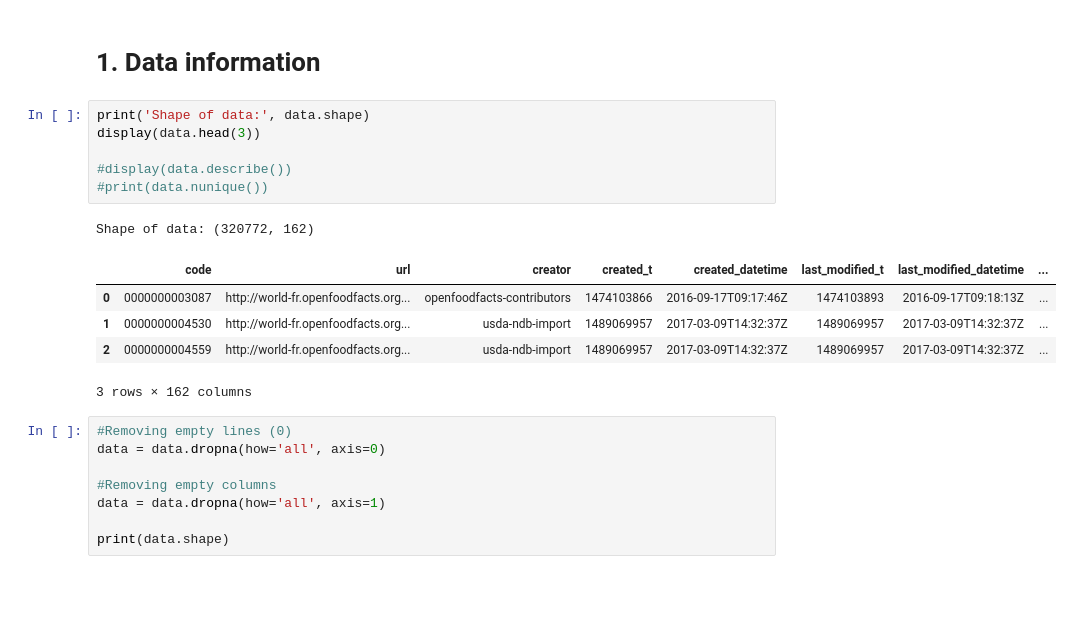
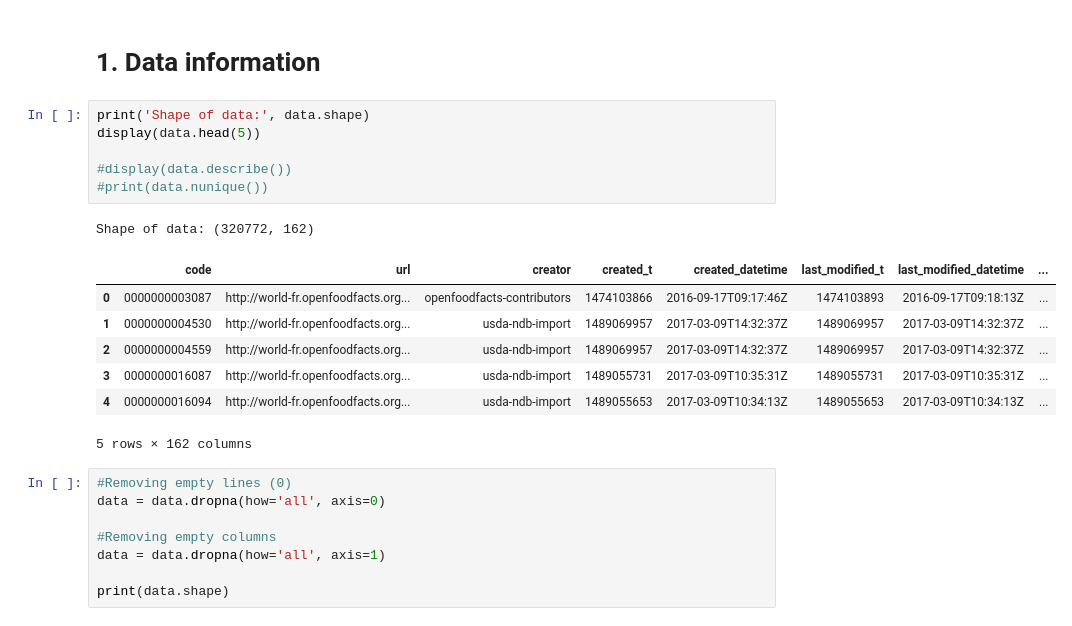
Before and after one commit to Axelibnida/My_projects, a Jupyter notebook: Data cleaning and Analyses/P2_data_cleaning.ipynb, the cells around one changed output. Saved outputs shown, nothing was run; the diff lists cells and outputs as text; blank space fills up the shorter version.

```diff
--- a/Data cleaning and Analyses/P2_data_cleaning.ipynb
+++ b/Data cleaning and Analyses/P2_data_cleaning.ipynb
@@ -100,17 +95,19 @@ data_origin = data.copy()
 # 1. Data information
 # %%
 print('Shape of data:', data.shape)
-display(data.head(3))
+display(data.head(5))
 
 #display(data.describe())
 #print(data.nunique())
 # %% [output]
 Shape of data: (320772, 162)
 |  | code | url | creator | created_t | created_datetime | last_modified_t | last_modified_datetime | ... |
 | 0 | 0000000003087 | http://world-fr.openfoodfacts.org... | openfoodfacts-contributors | 1474103866 | 2016-09-17T09:17:46Z | 1474103893 | 2016-09-17T09:18:13Z | ... |
 | 1 | 0000000004530 | http://world-fr.openfoodfacts.org... | usda-ndb-import | 1489069957 | 2017-03-09T14:32:37Z | 1489069957 | 2017-03-09T14:32:37Z | ... |
 | 2 | 0000000004559 | http://world-fr.openfoodfacts.org... | usda-ndb-import | 1489069957 | 2017-03-09T14:32:37Z | 1489069957 | 2017-03-09T14:32:37Z | ... |
+| 3 | 0000000016087 | http://world-fr.openfoodfacts.org... | usda-ndb-import | 1489055731 | 2017-03-09T10:35:31Z | 1489055731 | 2017-03-09T10:35:31Z | ... |
+| 4 | 0000000016094 | http://world-fr.openfoodfacts.org... | usda-ndb-import | 1489055653 | 2017-03-09T10:34:13Z | 1489055653 | 2017-03-09T10:34:13Z | ... |
-3 rows × 162 columns
+5 rows × 162 columns
 # %%
 #Removing empty lines (0)
 data = data.dropna(how='all', axis=0)
```
Also changed, not shown: parts of 23 cells of this notebook, 2 other files.
